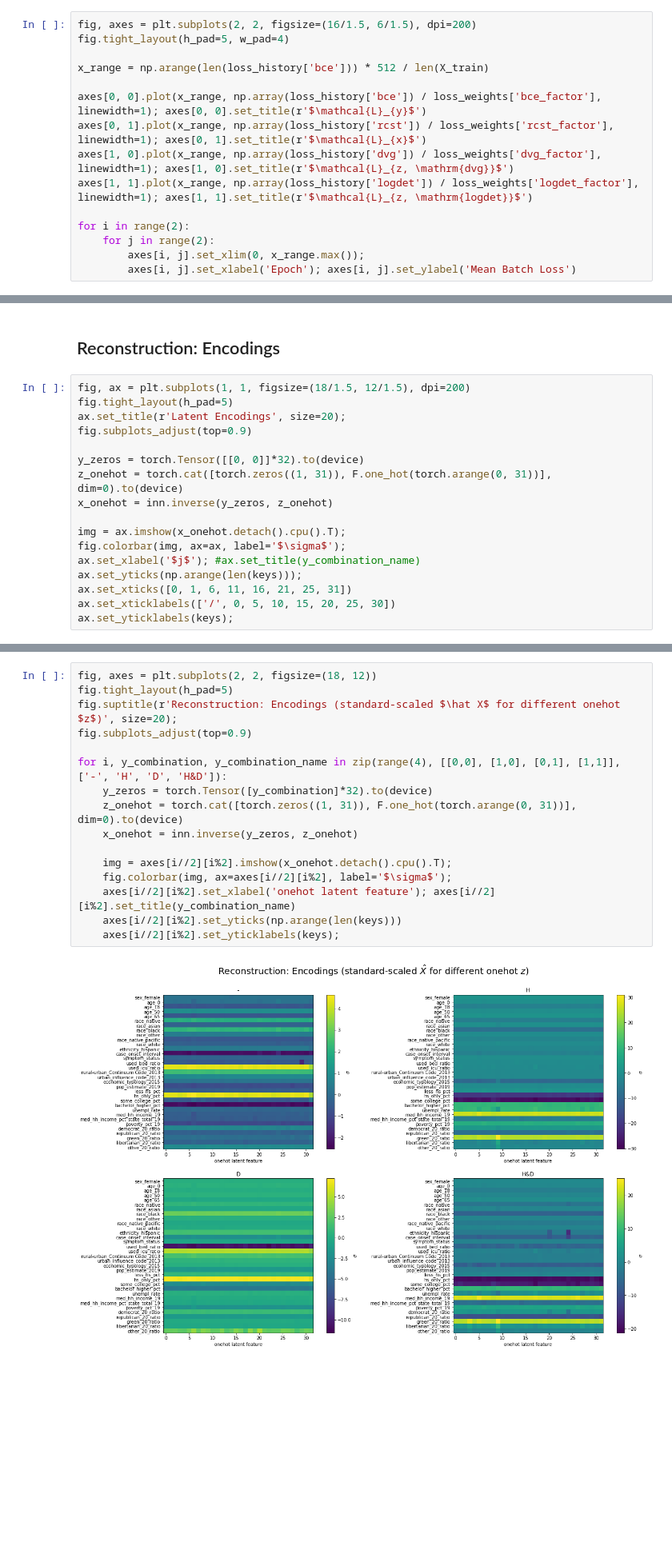
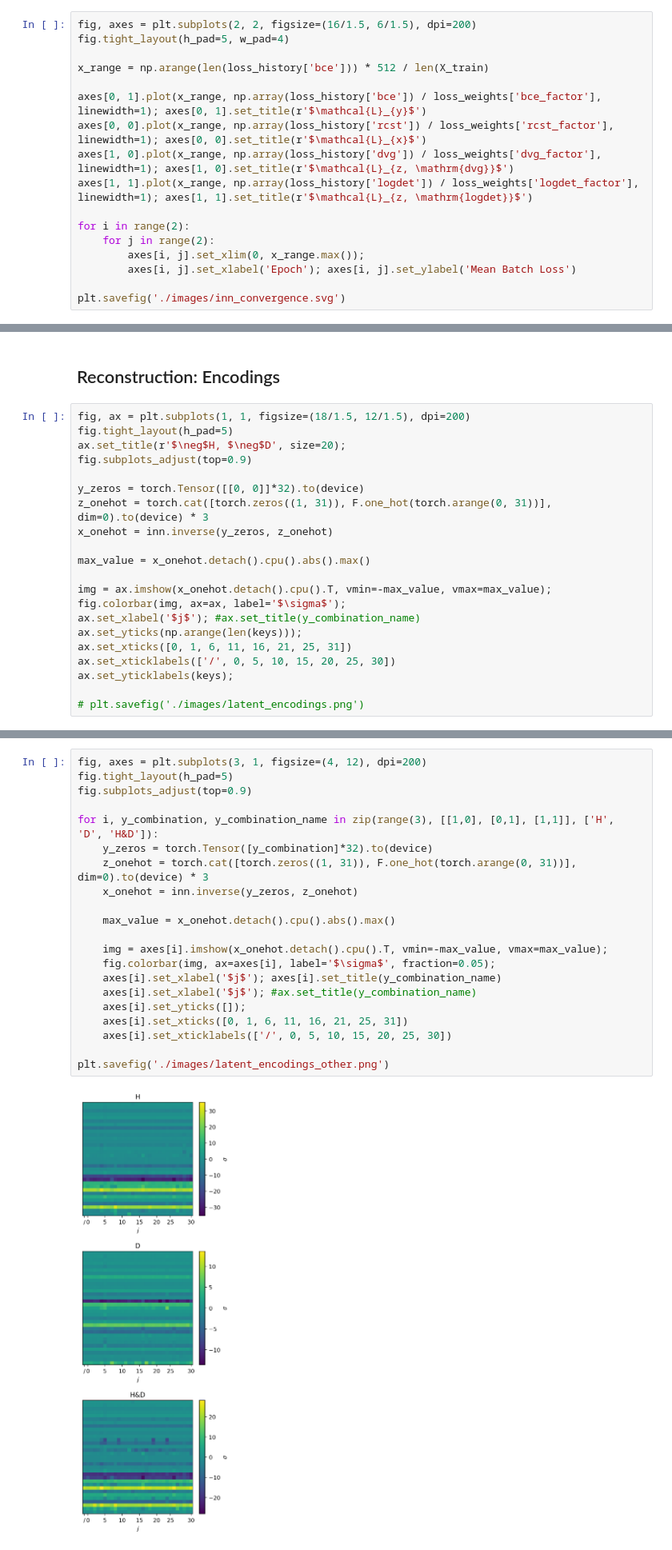
Before and after one commit to psaegert/AML-Final, a Jupyter notebook: models/INN/extra_INN.ipynb, the cells around one changed output, grey strips where cells are left out. Shown at 80% size. Cells and saved outputs as stored; diff of their text form; blank space fills up the shorter version.

Commit message:
updated figures for INN

```diff
--- a/models/INN/extra_INN.ipynb
+++ b/models/INN/extra_INN.ipynb
@@ -211,8 +211,8 @@ fig.tight_layout(h_pad=5, w_pad=4)
 
 x_range = np.arange(len(loss_history['bce'])) * 512 / len(X_train)
 
-axes[0, 0].plot(x_range, np.array(loss_history['bce']) / loss_weights['bce_factor'], linewidth=1); axes[0, 0].set_title(r'$\mathcal{L}_{y}$')
-axes[0, 1].plot(x_range, np.array(loss_history['rcst']) / loss_weights['rcst_factor'], linewidth=1); axes[0, 1].set_title(r'$\mathcal{L}_{x}$')
+axes[0, 1].plot(x_range, np.array(loss_history['bce']) / loss_weights['bce_factor'], linewidth=1); axes[0, 1].set_title(r'$\mathcal{L}_{y}$')
+axes[0, 0].plot(x_range, np.array(loss_history['rcst']) / loss_weights['rcst_factor'], linewidth=1); axes[0, 0].set_title(r'$\mathcal{L}_{x}$')
 axes[1, 0].plot(x_range, np.array(loss_history['dvg']) / loss_weights['dvg_factor'], linewidth=1); axes[1, 0].set_title(r'$\mathcal{L}_{z, \mathrm{dvg}}$')
 axes[1, 1].plot(x_range, np.array(loss_history['logdet']) / loss_weights['logdet_factor'], linewidth=1); axes[1, 1].set_title(r'$\mathcal{L}_{z, \mathrm{logdet}}$')
 
@@ -220,4 +220,6 @@ for i in range(2):
     for j in range(2):
         axes[i, j].set_xlim(0, x_range.max());
         axes[i, j].set_xlabel('Epoch'); axes[i, j].set_ylabel('Mean Batch Loss')
+
+plt.savefig('./images/inn_convergence.svg')
 # %% [output]
@@ -319,18 +325,22 @@ prettyX(sc_X_train.inverse_transform(x_all), index=['-', 'H', 'D', 'HD']).T
 # %%
 fig, ax = plt.subplots(1, 1, figsize=(18/1.5, 12/1.5), dpi=200)
 fig.tight_layout(h_pad=5)
-ax.set_title(r'Latent Encodings', size=20);
+ax.set_title(r'$\neg$H, $\neg$D', size=20);
 fig.subplots_adjust(top=0.9)
 
 y_zeros = torch.Tensor([[0, 0]]*32).to(device)
-z_onehot = torch.cat([torch.zeros((1, 31)), F.one_hot(torch.arange(0, 31))], dim=0).to(device)
+z_onehot = torch.cat([torch.zeros((1, 31)), F.one_hot(torch.arange(0, 31))], dim=0).to(device) * 3
 x_onehot = inn.inverse(y_zeros, z_onehot)
 
-img = ax.imshow(x_onehot.detach().cpu().T);
+max_value = x_onehot.detach().cpu().abs().max()
+
+img = ax.imshow(x_onehot.detach().cpu().T, vmin=-max_value, vmax=max_value);
 fig.colorbar(img, ax=ax, label='$\sigma$');
 ax.set_xlabel('$j$'); #ax.set_title(y_combination_name)
 ax.set_yticks(np.arange(len(keys)));
 ax.set_xticks([0, 1, 6, 11, 16, 21, 25, 31])
 ax.set_xticklabels(['/', 0, 5, 10, 15, 20, 25, 30])
 ax.set_yticklabels(keys);
+
+# plt.savefig('./images/latent_encodings.png')
 # %% [output]
@@ -338,21 +348,26 @@ ax.set_yticklabels(keys);
 # %%
-fig, axes = plt.subplots(2, 2, figsize=(18, 12))
+fig, axes = plt.subplots(3, 1, figsize=(4, 12), dpi=200)
 fig.tight_layout(h_pad=5)
-fig.suptitle(r'Reconstruction: Encodings (standard-scaled $\hat X$ for different onehot $z$)', size=20);
 fig.subplots_adjust(top=0.9)
 
-for i, y_combination, y_combination_name in zip(range(4), [[0,0], [1,0], [0,1], [1,1]], ['-', 'H', 'D', 'H&D']):
+for i, y_combination, y_combination_name in zip(range(3), [[1,0], [0,1], [1,1]], ['H', 'D', 'H&D']):
     y_zeros = torch.Tensor([y_combination]*32).to(device)
-    z_onehot = torch.cat([torch.zeros((1, 31)), F.one_hot(torch.arange(0, 31))], dim=0).to(device)
+    z_onehot = torch.cat([torch.zeros((1, 31)), F.one_hot(torch.arange(0, 31))], dim=0).to(device) * 3
     x_onehot = inn.inverse(y_zeros, z_onehot)
 
-    img = axes[i//2][i%2].imshow(x_onehot.detach().cpu().T);
-    fig.colorbar(img, ax=axes[i//2][i%2], label='$\sigma$');
-    axes[i//2][i%2].set_xlabel('onehot latent feature'); axes[i//2][i%2].set_title(y_combination_name)
-    axes[i//2][i%2].set_yticks(np.arange(len(keys)))
-    axes[i//2][i%2].set_yticklabels(keys);
+    max_value = x_onehot.detach().cpu().abs().max()
+
+    img = axes[i].imshow(x_onehot.detach().cpu().T, vmin=-max_value, vmax=max_value);
+    fig.colorbar(img, ax=axes[i], label='$\sigma$', fraction=0.05);
+    axes[i].set_xlabel('$j$'); axes[i].set_title(y_combination_name)
+    axes[i].set_xlabel('$j$'); #ax.set_title(y_combination_name)
+    axes[i].set_yticks([]);
+    axes[i].set_xticks([0, 1, 6, 11, 16, 21, 25, 31])
+    axes[i].set_xticklabels(['/', 0, 5, 10, 15, 20, 25, 30])
+
+plt.savefig('./images/latent_encodings_other.png')
 # %% [output]
-[figure, old version]
+[figure, new version]
 # %%
 # x_self = {
 #     'sex_female': 0,
```
Also changed, not shown: parts of 4 cells of this notebook, 5 other files.
